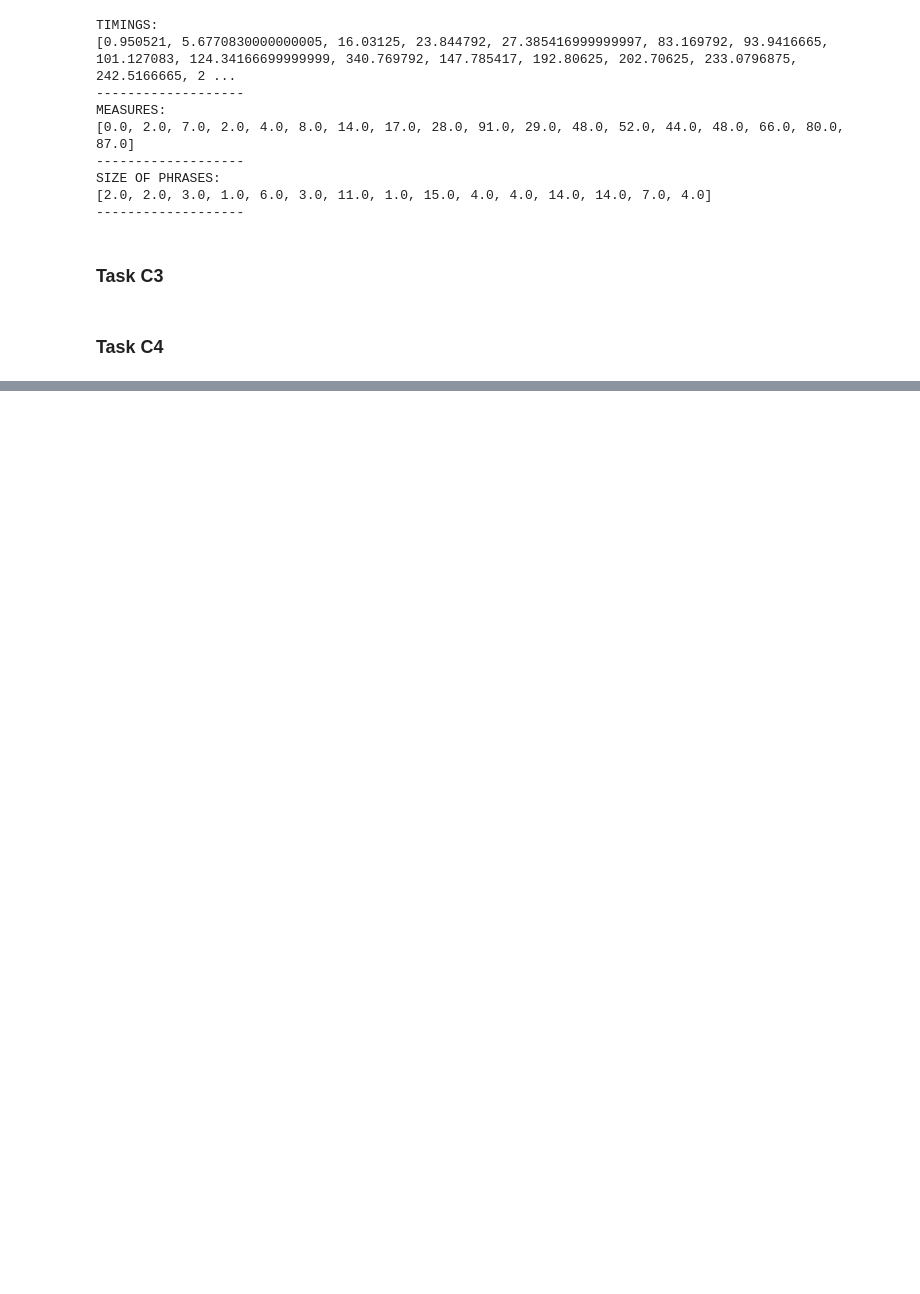
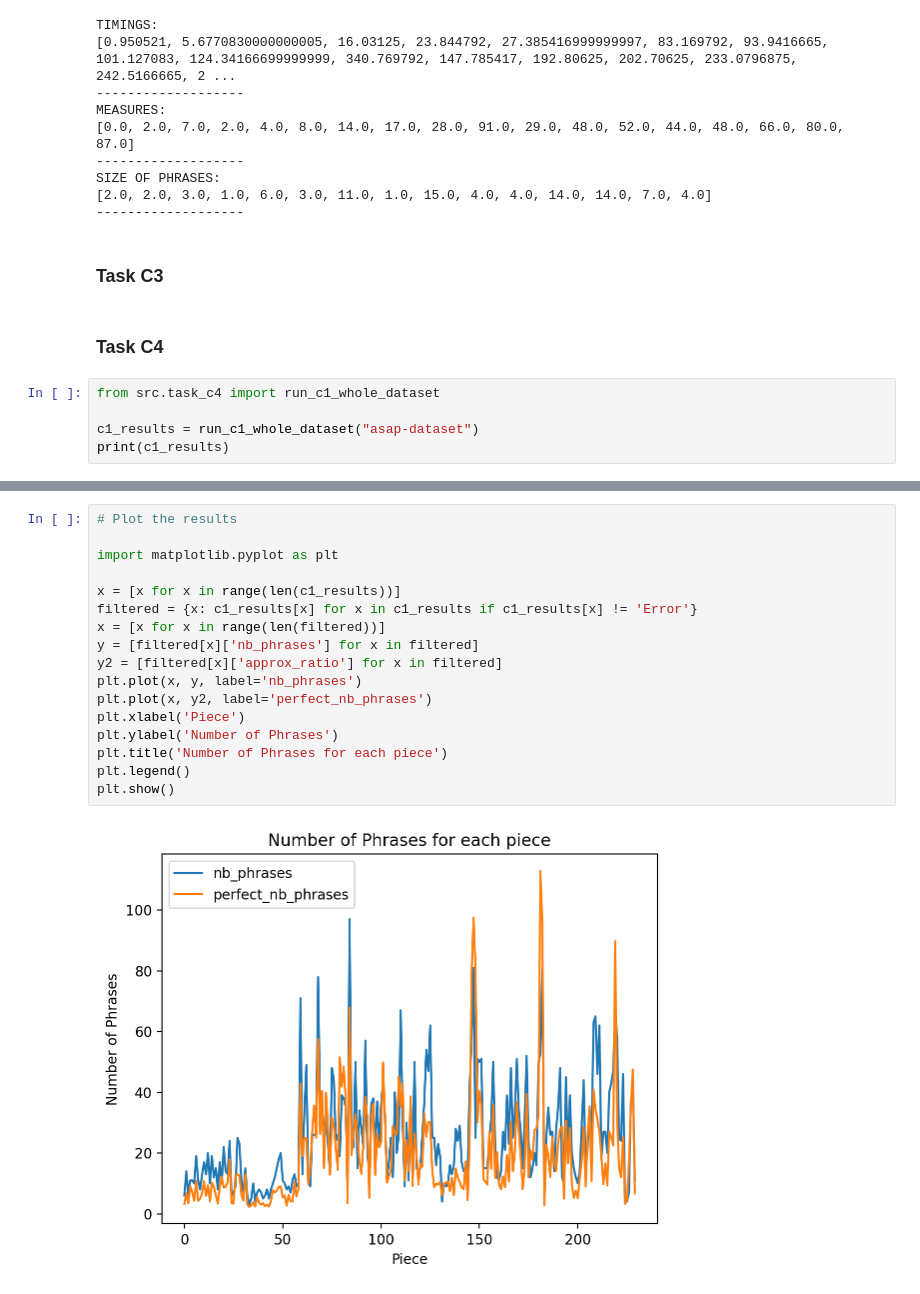
Before and after one commit to JorisMonnet/DM_Assignment3, a Jupyter notebook: task_c.ipynb, the cells around one changed output, grey strips where cells are left out. Saved outputs shown, nothing was run; the diff lists cells and outputs as text; blank space fills up the shorter version.

```diff
--- a/task_c.ipynb
+++ b/task_c.ipynb
@@ -158,3 +157,8 @@ SIZE OF PHRASES:
 ### Task C3
 # %% [markdown]
 ### Task C4
+# %%
+from src.task_c4 import run_c1_whole_dataset
+
+c1_results = run_c1_whole_dataset("asap-dataset")
+print(c1_results)
@@ -160,0 +172,19 @@ SIZE OF PHRASES:
+# %%
+# Plot the results
+
+import matplotlib.pyplot as plt
+
+x = [x for x in range(len(c1_results))]
+filtered = {x: c1_results[x] for x in c1_results if c1_results[x] != 'Error'}
+x = [x for x in range(len(filtered))]
+y = [filtered[x]['nb_phrases'] for x in filtered]
+y2 = [filtered[x]['approx_ratio'] for x in filtered]
+plt.plot(x, y, label='nb_phrases')
+plt.plot(x, y2, label='perfect_nb_phrases')
+plt.xlabel('Piece')
+plt.ylabel('Number of Phrases')
+plt.title('Number of Phrases for each piece')
+plt.legend()
+plt.show()
+# %% [output]
+[figure, added]
```
Also changed, not shown: parts of 7 cells of this notebook, 3 other files.
